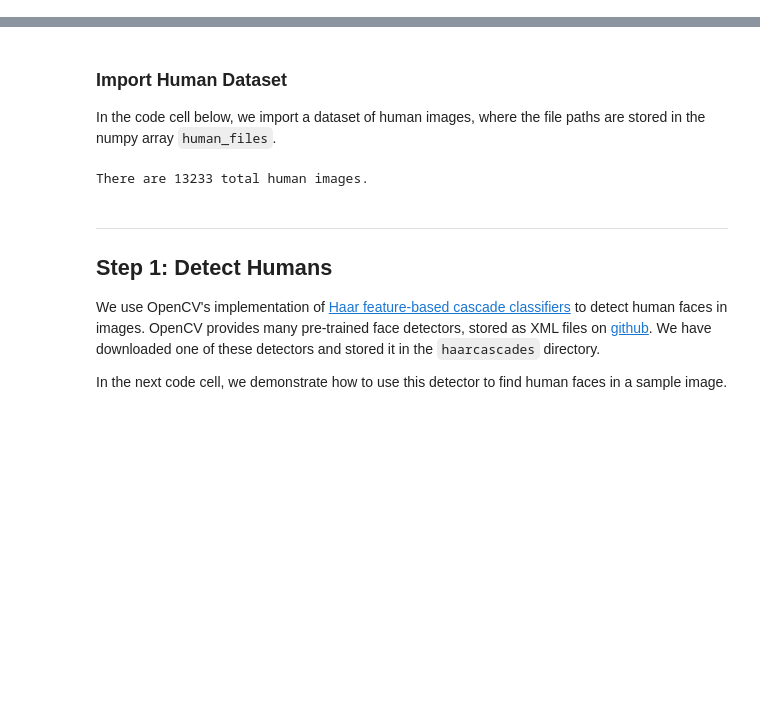
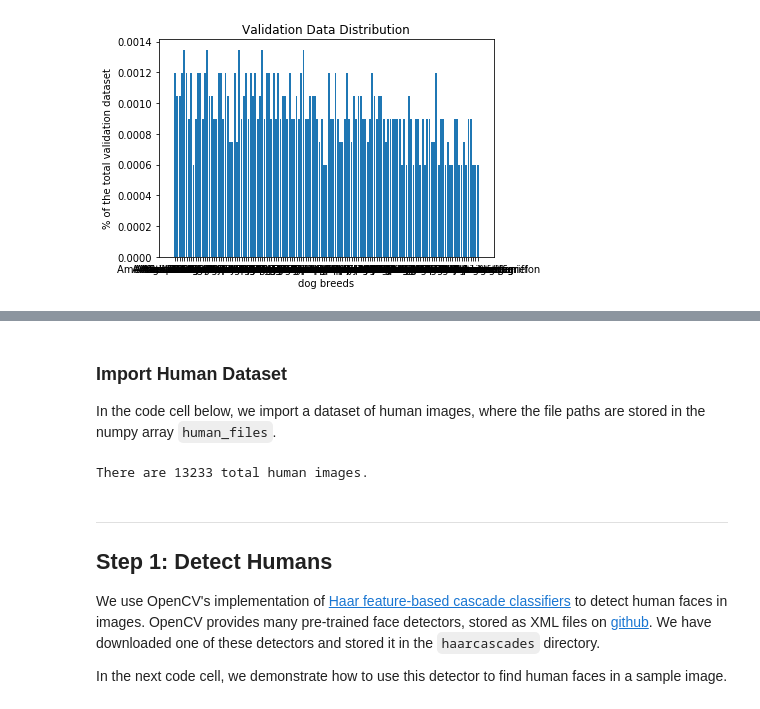
Before and after one commit to MLacra/dog-breed-classifier, a Jupyter notebook: dog_breed_classifier.ipynb, the cells around one changed output, grey strips where cells are left out. Saved outputs shown, nothing was run; the diff lists cells and outputs as text; code cells hidden in the pictures; blank space fills up the shorter version.

```diff
--- a/dog_breed_classifier.ipynb
+++ b/dog_breed_classifier.ipynb
@@ -92,0 +169,31 @@ There are 836 test dog images.
+# %%
+valid_classes_count = [0] * 133
+for i in range(len(valid_targets)):
+    for j in range(len(valid_targets[i])):
+        if valid_targets[i][j] == 1:
+            valid_classes_count[j] += 1
+# %%
+valid_classes_count_percent = [item/len(train_targets) for item in valid_classes_count]
+df_valid = pd.DataFrame(list(zip(dog_names_curated, valid_classes_count_percent)),
+               columns =['dog breed', '% of valid. set'])
+# df_valid =df_valid.sort_values(by=['% of valid. set'], ascending = False)
+
+
+height = df_valid['% of valid. set']
+bars = df_valid['dog breed']
+y_pos = np.arange(len(bars))
+
+# Create bars
+plt.bar(y_pos, height)
+
+# Create names on the x-axis
+plt.xticks(y_pos, bars)
+plt.title('Validation Data Distribution')
+plt.xlabel('dog breeds')
+plt.ylabel('% of the total validation dataset')
+
+
+# Show graphic
+plt.show()
+# %% [output]
+[figure, added]
```
Also changed, not shown: parts of 20 cells of this notebook.
